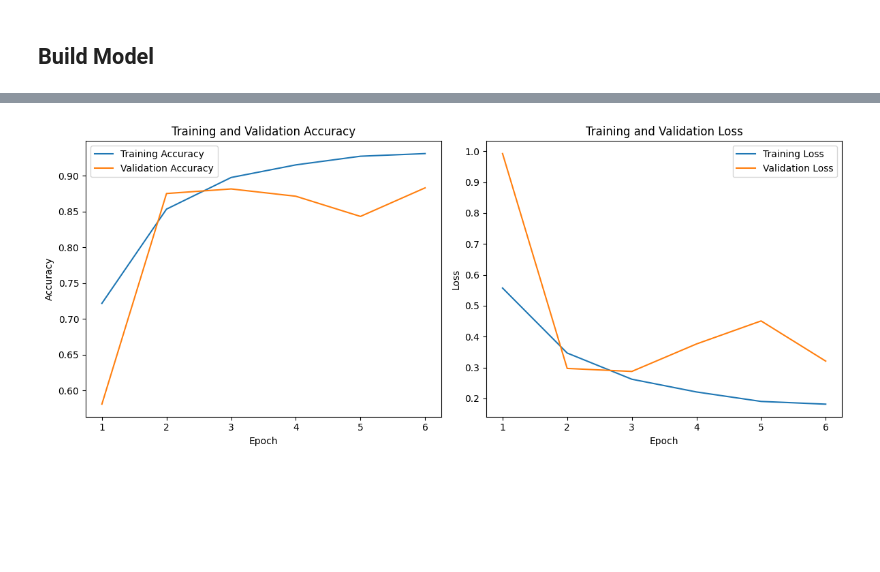
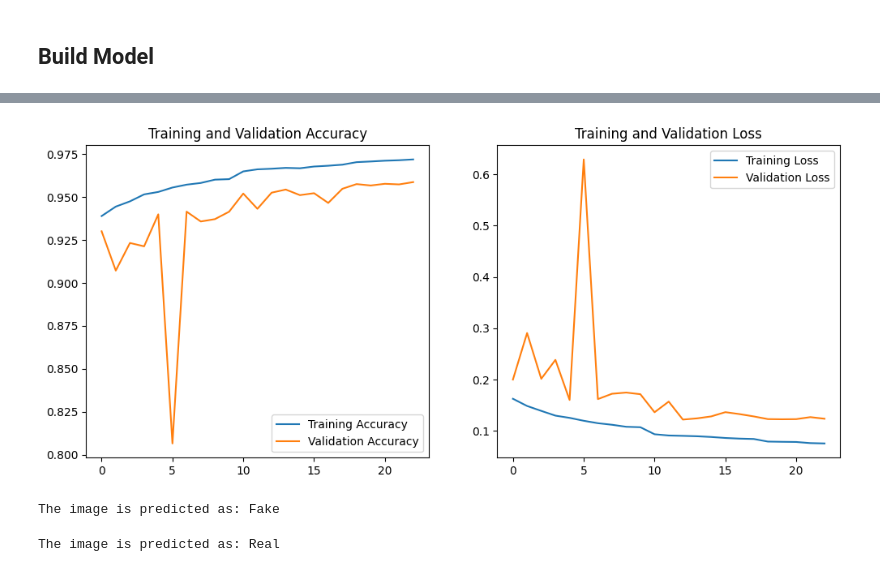
Before and after one commit to Amarjeet0538/Deepfake_Detection, a Jupyter notebook: final_deepfake.ipynb, the cells around one changed output, grey strips where cells are left out. Drawn from its saved outputs; the diff is of its cells as text; code cells hidden in the pictures; blank space fills up the shorter version.

```diff
--- a/final_deepfake.ipynb
+++ b/final_deepfake.ipynb
@@ -243,33 +300,26 @@ plt.legend()
-# %%
-import matplotlib.pyplot as plt
-
-# Manually create lists from your training output
-acc = [0.7219, 0.8536, 0.8978, 0.9154, 0.9275, 0.9312]
-val_acc = [0.5810, 0.8754, 0.8818, 0.8716, 0.8434, 0.8833]
-loss = [0.5573, 0.3469, 0.2621, 0.2209, 0.1902, 0.1813]
-val_loss = [0.9926, 0.2970, 0.2873, 0.3762, 0.4508, 0.3207]
-epochs_ran = range(1, len(acc) + 1)
-
-# Plot Training & Validation Accuracy
-plt.figure(figsize=(12, 5))
-plt.subplot(1, 2, 1)
-plt.plot(epochs_ran, acc, label='Training Accuracy')
-plt.plot(epochs_ran, val_acc, label='Validation Accuracy')
-plt.title('Training and Validation Accuracy')
-plt.xlabel('Epoch')
-plt.ylabel('Accuracy')
-plt.legend()
-
-# Plot Training & Validation Loss
-plt.subplot(1, 2, 2)
-plt.plot(epochs_ran, loss, label='Training Loss')
-plt.plot(epochs_ran, val_loss, label='Validation Loss')
-plt.title('Training and Validation Loss')
-plt.xlabel('Epoch')
-plt.ylabel('Loss')
-plt.legend()
-
-plt.tight_layout()
-plt.show()
-# %% [output]
-[figure, removed]
+# %%
+if history:
+    acc = history.history['accuracy']
+    val_acc = history.history['val_accuracy']
+    loss = history.history['loss']
+    val_loss = history.history['val_loss']
+
+    epochs_range = range(len(acc))
+
+    plt.figure(figsize=(12, 5))
+    plt.subplot(1, 2, 1)
+    plt.plot(epochs_range, acc, label='Training Accuracy')
+    plt.plot(epochs_range, val_acc, label='Validation Accuracy')
+    plt.legend(loc='lower right')
+    plt.title('Training and Validation Accuracy')
+
+    plt.subplot(1, 2, 2)
+    plt.plot(epochs_range, loss, label='Training Loss')
+    plt.plot(epochs_range, val_loss, label='Validation Loss')
+    plt.legend(loc='upper right')
+    plt.title('Training and Validation Loss')
+    plt.show()
+else:
+    print("Skipping evaluation plots because the model was not trained.")
+# %% [output]
+[figure, added]
@@ -275,0 +339,14 @@ plt.show()
+# %%
+new_image_path = '/home/uppercase/Workspace/Lab Projects/ML/deepfake_Dataset/Test/Fake/fake_488.jpg'
+
+result = predict_image(new_image_path)
+print(f'The image is predicted as: {result}')
+# %% [output]
+The image is predicted as: Fake
+# %%
+new_image_path = '/home/uppercase/Workspace/Lab Projects/ML/deepfake_Dataset/Test/Real/real_897.jpg'
+
+result = predict_image(new_image_path)
+print(f'The image is predicted as: {result}')
+# %% [output]
+The image is predicted as: Real
```
Also changed, not shown: parts of 21 cells of this notebook.
